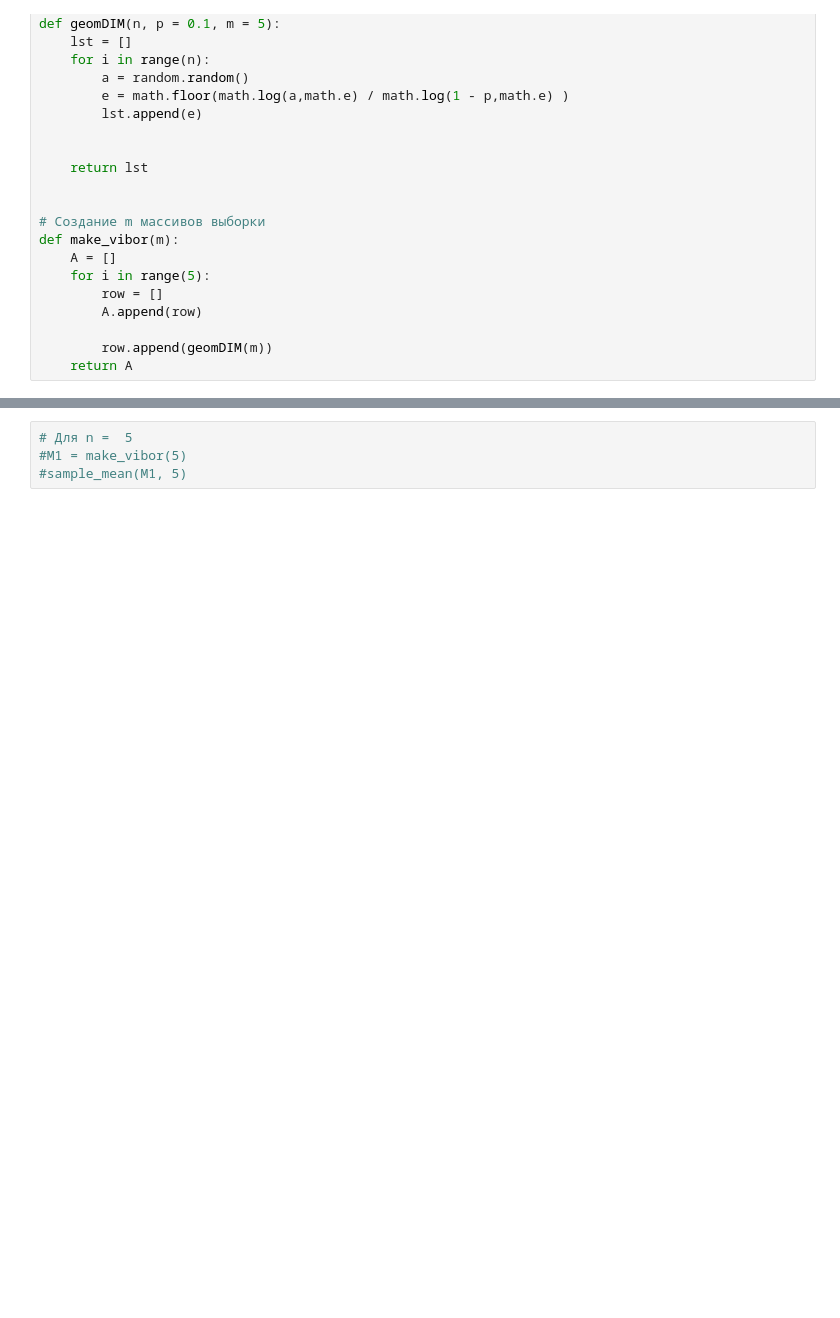
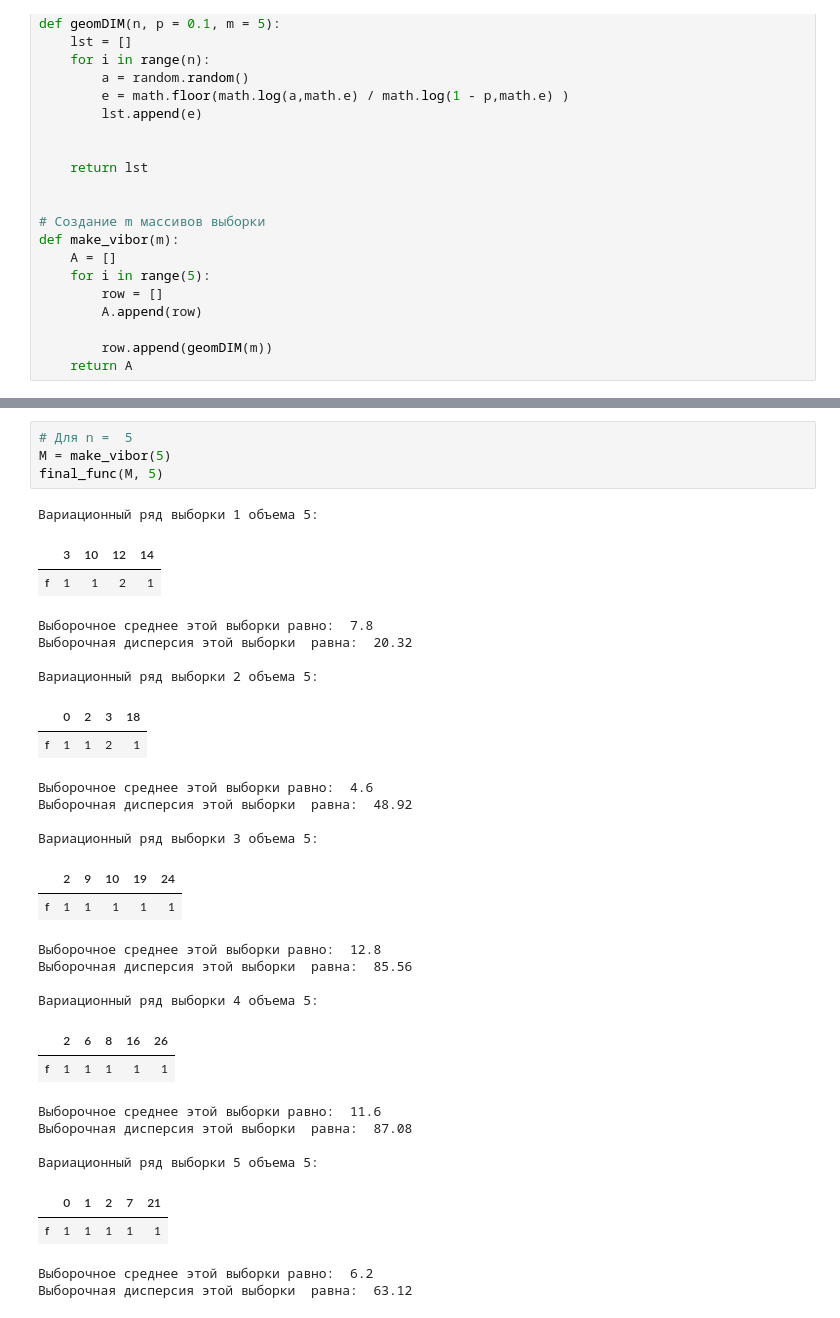
Before and after one commit to DrPopov/Mathematical-statistics, a Jupyter notebook: Dz_3/Geom_Dz_3.ipynb, the cells around one changed output, grey strips where cells are left out. Drawn from its saved outputs; the diff is of its cells as text; blank space fills up the shorter version.

```diff
--- a/Dz_3/Geom_Dz_3.ipynb
+++ b/Dz_3/Geom_Dz_3.ipynb
@@ -80,5 +328,35 @@ def sample_mean(M, n):
 # %%
 # Для n =  5
-#M1 = make_vibor(5)
-#sample_mean(M1, 5)
+M = make_vibor(5)
+final_func(M, 5)
+# %% [output]
+Вариационный ряд выборки 1 объема 5:
+|  | 3 | 10 | 12 | 14 |
+| f | 1 | 1 | 2 | 1 |
+Выборочное среднее этой выборки равно:  7.8
+Выборочная дисперсия этой выборки  равна:  20.32
+
+Вариационный ряд выборки 2 объема 5:
+|  | 0 | 2 | 3 | 18 |
+| f | 1 | 1 | 2 | 1 |
+Выборочное среднее этой выборки равно:  4.6
+Выборочная дисперсия этой выборки  равна:  48.92
+
+Вариационный ряд выборки 3 объема 5:
+|  | 2 | 9 | 10 | 19 | 24 |
+| f | 1 | 1 | 1 | 1 | 1 |
+Выборочное среднее этой выборки равно:  12.8
+Выборочная дисперсия этой выборки  равна:  85.56
+
+Вариационный ряд выборки 4 объема 5:
+|  | 2 | 6 | 8 | 16 | 26 |
+| f | 1 | 1 | 1 | 1 | 1 |
+Выборочное среднее этой выборки равно:  11.6
+Выборочная дисперсия этой выборки  равна:  87.08
+
+Вариационный ряд выборки 5 объема 5:
+|  | 0 | 1 | 2 | 7 | 21 |
+| f | 1 | 1 | 1 | 1 | 1 |
+Выборочное среднее этой выборки равно:  6.2
+Выборочная дисперсия этой выборки  равна:  63.12
 # %%
```
Also changed, not shown: parts of 23 cells of this notebook.
